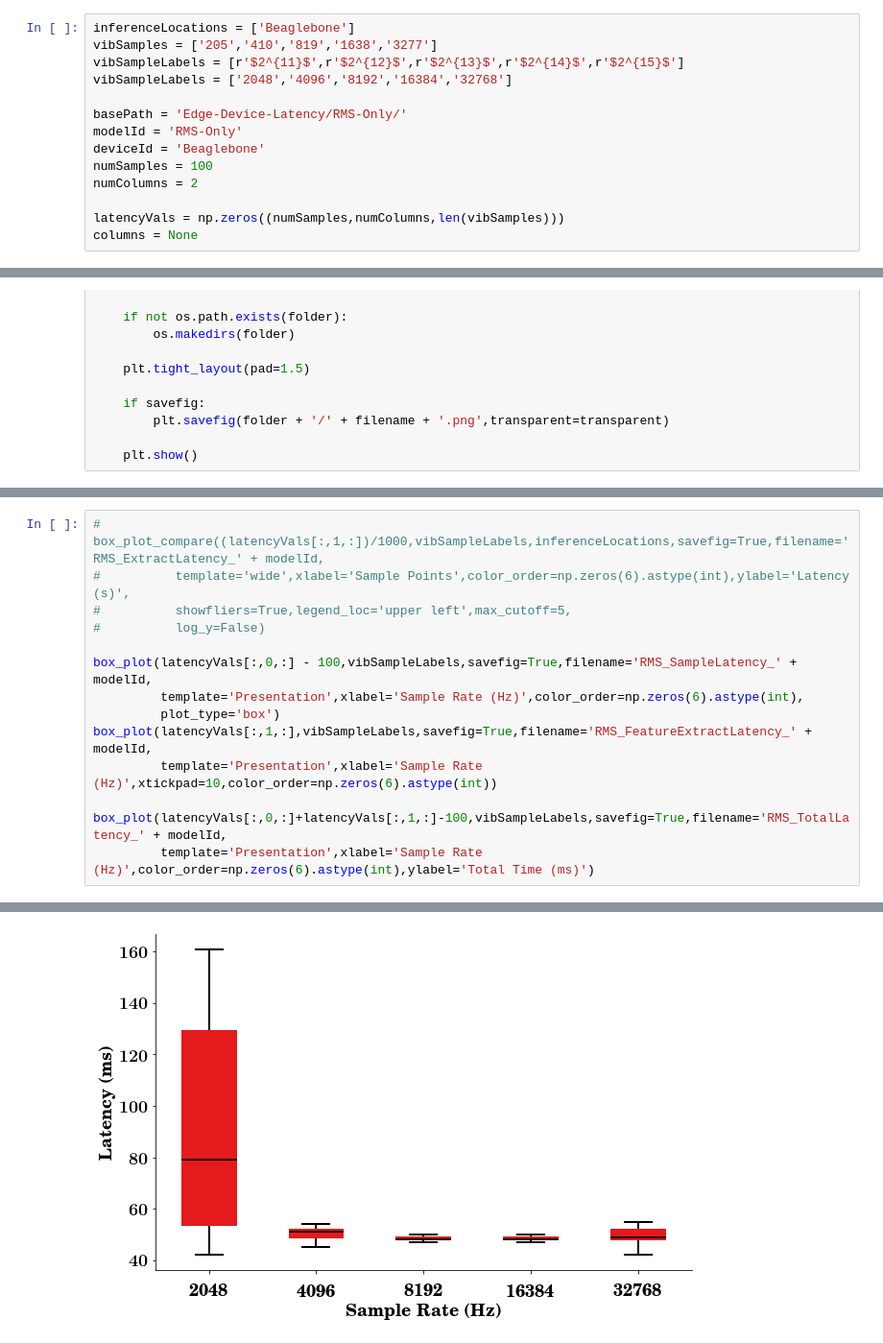
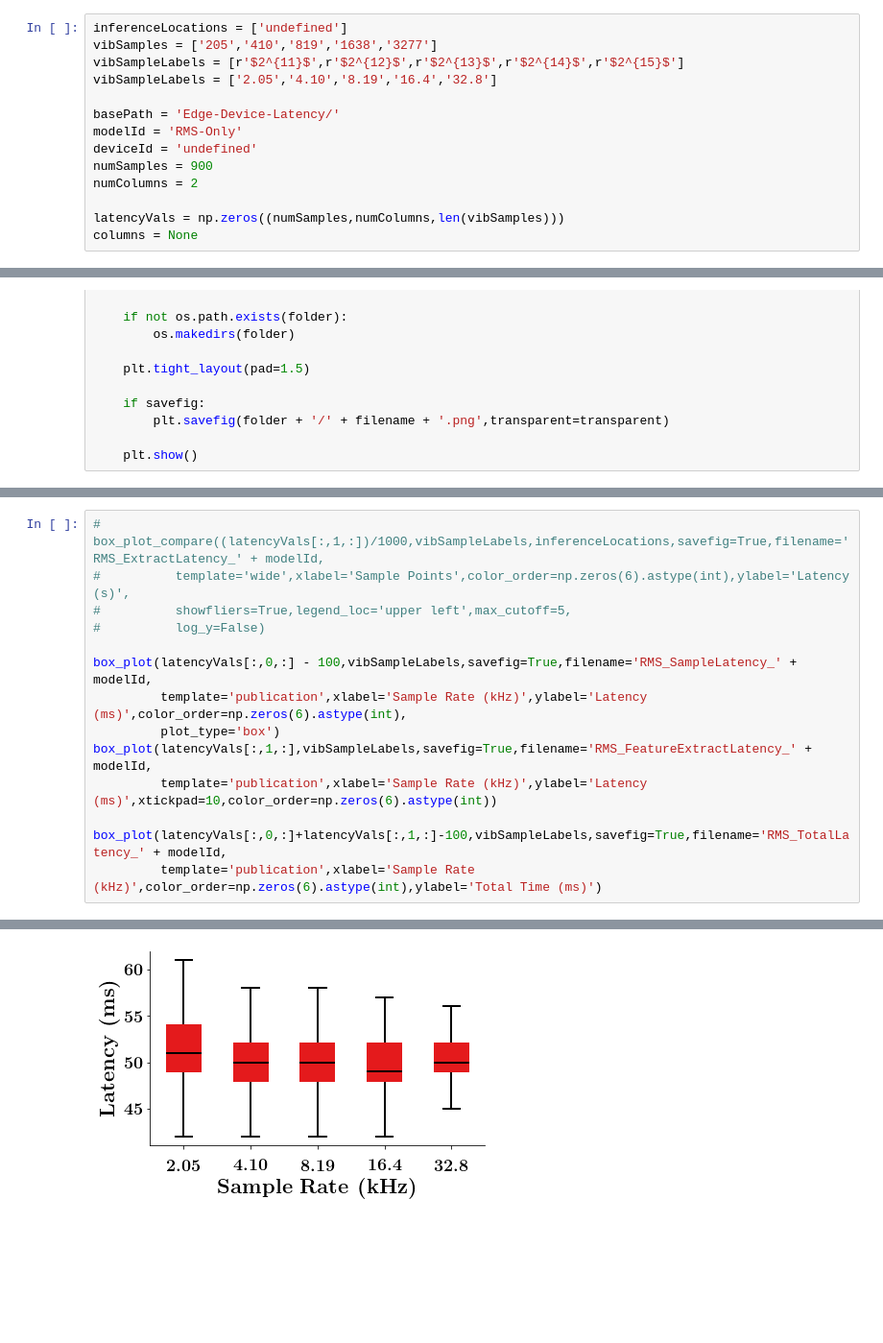
Before and after one commit to danielnewman09/Dissertation, a Jupyter notebook: Dissertation-Notebooks/Chapter-5/RMS-Latency_Analysis.ipynb, the cells around one changed output, grey strips where cells are left out. Shown at 96% size. Cells and saved outputs as stored; diff of their text form; blank space fills up the shorter version.

```diff
--- a/Dissertation-Notebooks/Chapter-5/RMS-Latency_Analysis.ipynb
+++ b/Dissertation-Notebooks/Chapter-5/RMS-Latency_Analysis.ipynb
@@ -25,13 +25,13 @@ print(mpl.__version__)
 # %%
-inferenceLocations = ['Beaglebone']
+inferenceLocations = ['undefined']
 vibSamples = ['205','410','819','1638','3277']
 vibSampleLabels = [r'$2^{11}$',r'$2^{12}$',r'$2^{13}$',r'$2^{14}$',r'$2^{15}$']
-vibSampleLabels = ['2048','4096','8192','16384','32768']
+vibSampleLabels = ['2.05','4.10','8.19','16.4','32.8']
 
-basePath = 'Edge-Device-Latency/RMS-Only/'
+basePath = 'Edge-Device-Latency/'
 modelId = 'RMS-Only'
-deviceId = 'Beaglebone'
-numSamples = 100
+deviceId = 'undefined'
+numSamples = 900
 numColumns = 2
 
 latencyVals = np.zeros((numSamples,numColumns,len(vibSamples)))
@@ -207,11 +207,11 @@ latencyVals.shape
 #          log_y=False)
 
 box_plot(latencyVals[:,0,:] - 100,vibSampleLabels,savefig=True,filename='RMS_SampleLatency_' + modelId,
-         template='Presentation',xlabel='Sample Rate (Hz)',color_order=np.zeros(6).astype(int),
+         template='publication',xlabel='Sample Rate (kHz)',ylabel='Latency (ms)',color_order=np.zeros(6).astype(int),
          plot_type='box')
 box_plot(latencyVals[:,1,:],vibSampleLabels,savefig=True,filename='RMS_FeatureExtractLatency_' + modelId,
-         template='Presentation',xlabel='Sample Rate (Hz)',xtickpad=10,color_order=np.zeros(6).astype(int))
+         template='publication',xlabel='Sample Rate (kHz)',ylabel='Latency (ms)',xtickpad=10,color_order=np.zeros(6).astype(int))
 
 box_plot(latencyVals[:,0,:]+latencyVals[:,1,:]-100,vibSampleLabels,savefig=True,filename='RMS_TotalLatency_' + modelId,
-         template='Presentation',xlabel='Sample Rate (Hz)',color_order=np.zeros(6).astype(int),ylabel='Total Time (ms)')
+         template='publication',xlabel='Sample Rate (kHz)',color_order=np.zeros(6).astype(int),ylabel='Total Time (ms)')
 # %% [output]
@@ -219 +219 @@ box_plot(latencyVals[:,0,:]+latencyVals[:,1,:]-100,vibSampleLabels,savefig=True,
-[figure, old version]
+[figure, new version]
```
Also changed, not shown: parts of 4 cells of this notebook, 9 other files.
